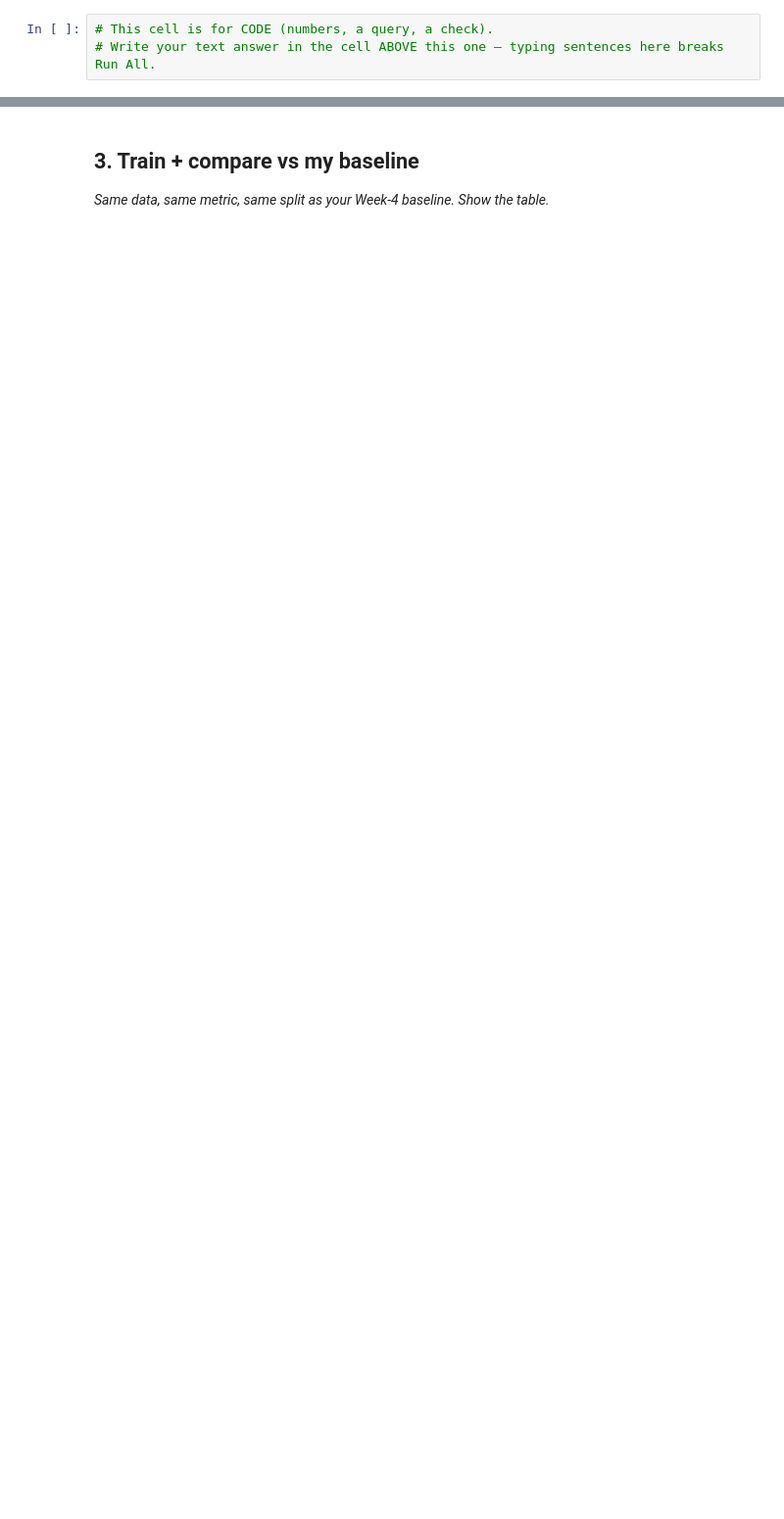
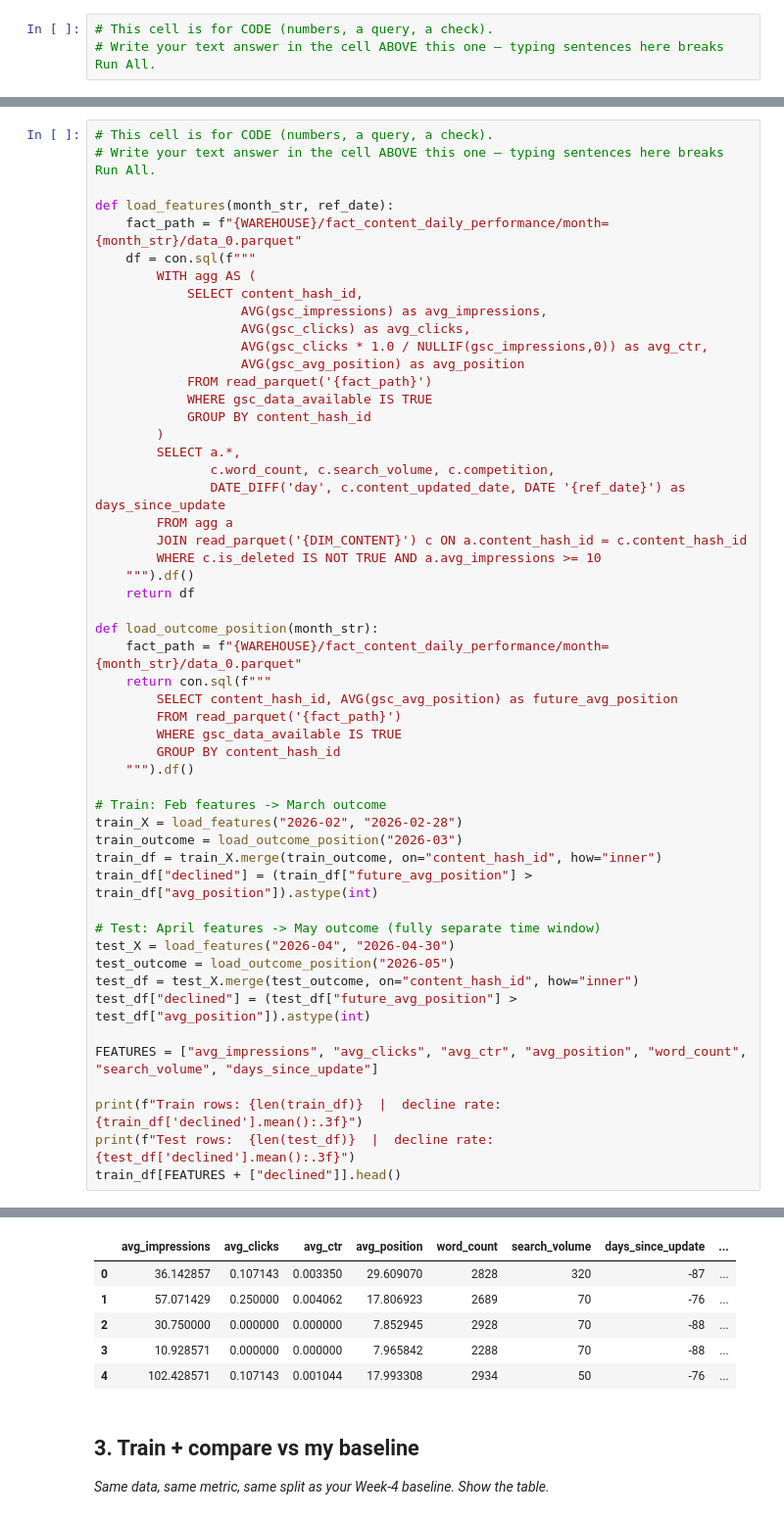
Before and after one commit to shahzad-jatoi/flyrank-ml-internship-starter, a Jupyter notebook: work/notebooks/w05_model.ipynb, the cells around one changed output, grey strips where cells are left out. Shown at 98% size. Saved outputs shown, nothing was run; the diff lists cells and outputs as text; blank space fills up the shorter version.

```diff
--- a/work/notebooks/w05_model.ipynb
+++ b/work/notebooks/w05_model.ipynb
@@ -22,0 +62,53 @@ This skeleton is yours to fill. Work the sections **in order** — each one has
+# %%
+# This cell is for CODE (numbers, a query, a check).
+# Write your text answer in the cell ABOVE this one — typing sentences here breaks Run All.
+
+def load_features(month_str, ref_date):
+    fact_path = f"{WAREHOUSE}/fact_content_daily_performance/month={month_str}/data_0.parquet"
+    df = con.sql(f"""
+        WITH agg AS (
+            SELECT content_hash_id,
+                   AVG(gsc_impressions) as avg_impressions,
+                   AVG(gsc_clicks) as avg_clicks,
+                   AVG(gsc_clicks * 1.0 / NULLIF(gsc_impressions,0)) as avg_ctr,
+                   AVG(gsc_avg_position) as avg_position
+            FROM read_parquet('{fact_path}')
+            WHERE gsc_data_available IS TRUE
+            GROUP BY content_hash_id
+        )
+        SELECT a.*,
+               c.word_count, c.search_volume, c.competition,
+               DATE_DIFF('day', c.content_updated_date, DATE '{ref_date}') as days_since_update
+        FROM agg a
+        JOIN read_parquet('{DIM_CONTENT}') c ON a.content_hash_id = c.content_hash_id
+        WHERE c.is_deleted IS NOT TRUE AND a.avg_impressions >= 10
+    """).df()
+    return df
+
+def load_outcome_position(month_str):
+    fact_path = f"{WAREHOUSE}/fact_content_daily_performance/month={month_str}/data_0.parquet"
+    return con.sql(f"""
+        SELECT content_hash_id, AVG(gsc_avg_position) as future_avg_position
+        FROM read_parquet('{fact_path}')
+        WHERE gsc_data_available IS TRUE
+        GROUP BY content_hash_id
+    """).df()
+
+# Train: Feb features -> March outcome
+train_X = load_features("2026-02", "2026-02-28")
+train_outcome = load_outcome_position("2026-03")
+train_df = train_X.merge(train_outcome, on="content_hash_id", how="inner")
+train_df["declined"] = (train_df["future_avg_position"] > train_df["avg_position"]).astype(int)
+
+# Test: April features -> May outcome (fully separate time window)
+test_X = load_features("2026-04", "2026-04-30")
+test_outcome = load_outcome_position("2026-05")
+test_df = test_X.merge(test_outcome, on="content_hash_id", how="inner")
+test_df["declined"] = (test_df["future_avg_position"] > test_df["avg_position"]).astype(int)
+
+FEATURES = ["avg_impressions", "avg_clicks", "avg_ctr", "avg_position", "word_count", "search_volume", "days_since_update"]
+
+print(f"Train rows: {len(train_df)}  |  decline rate: {train_df['declined'].mean():.3f}")
+print(f"Test rows:  {len(test_df)}  |  decline rate: {test_df['declined'].mean():.3f}")
+train_df[FEATURES + ["declined"]].head()
+# %% [output]
@@ -23,3 +117,9 @@ This skeleton is yours to fill. Work the sections **in order** — each one has
+|  | avg_impressions | avg_clicks | avg_ctr | avg_position | word_count | search_volume | days_since_update | ... |
+| 0 | 36.142857 | 0.107143 | 0.003350 | 29.609070 | 2828 | 320 | -87 | ... |
+| 1 | 57.071429 | 0.250000 | 0.004062 | 17.806923 | 2689 | 70 | -76 | ... |
+| 2 | 30.750000 | 0.000000 | 0.000000 | 7.852945 | 2928 | 70 | -88 | ... |
+| 3 | 10.928571 | 0.000000 | 0.000000 | 7.965842 | 2288 | 70 | -88 | ... |
+| 4 | 102.428571 | 0.107143 | 0.001044 | 17.993308 | 2934 | 50 | -76 | ... |
 # %% [markdown]
 ## 3. Train + compare vs my baseline
 
```
Also changed, not shown: parts of 13 cells of this notebook.
